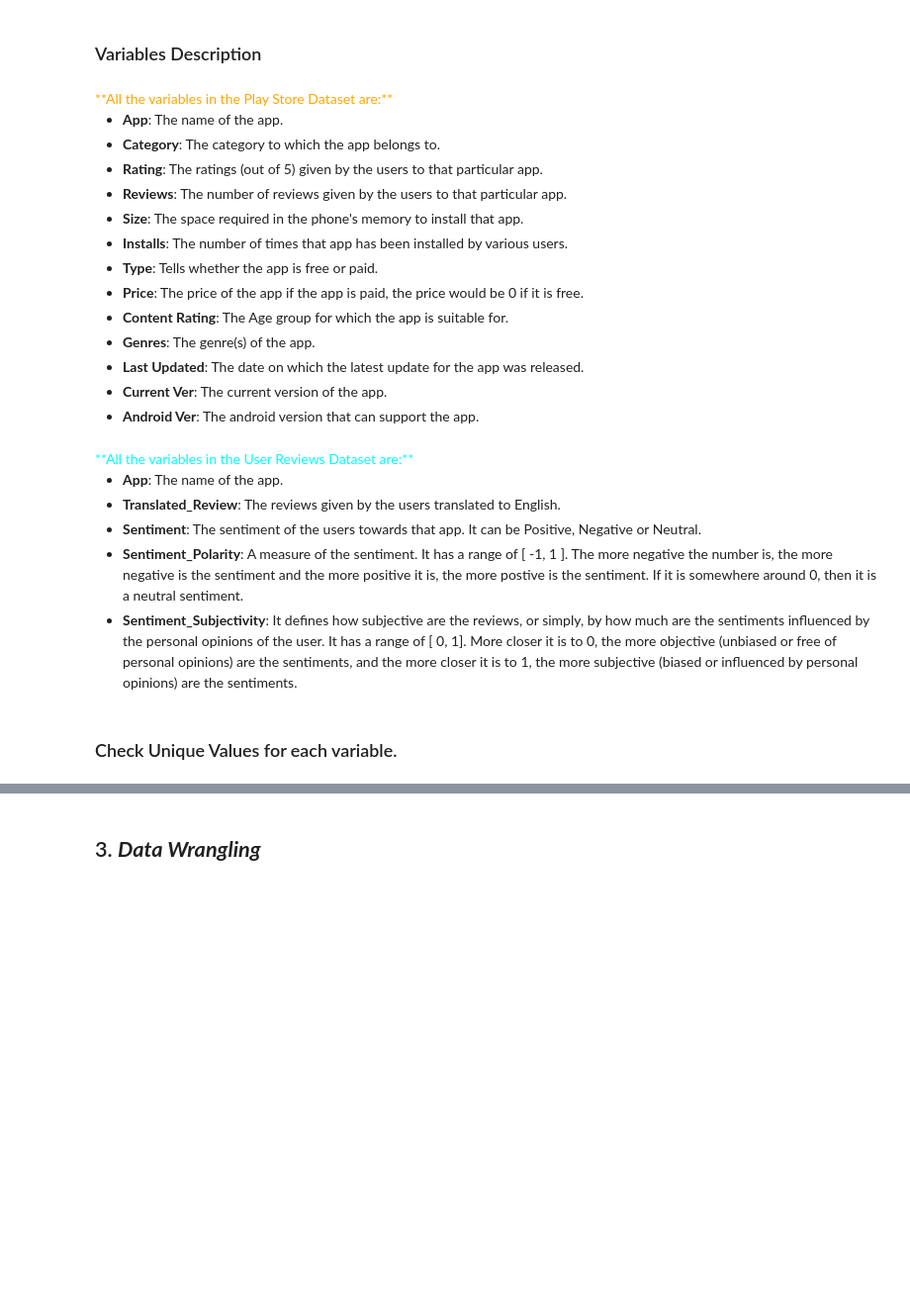
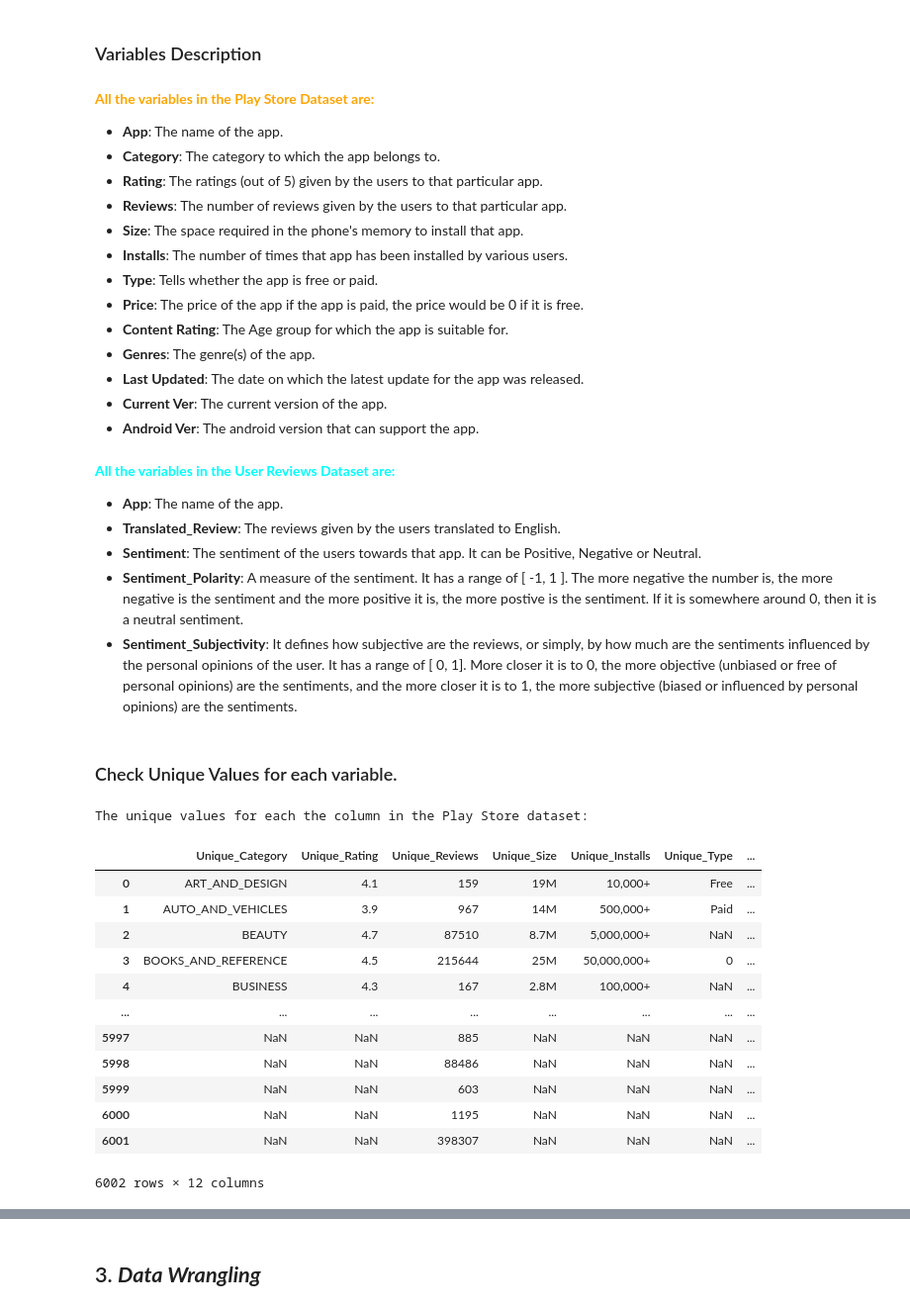
Before and after one commit to dipankarsahu1000/Play-Store-App-Review-Analysis, a Jupyter notebook: Play_Store_App_Review_Analysis.ipynb, the cells around one changed output, grey strips where cells are left out. Shown: that part at 99% size. Saved outputs shown, nothing was run; the diff lists cells and outputs as text; code cells hidden in the pictures; blank space fills up the shorter version.

```diff
--- a/Play_Store_App_Review_Analysis.ipynb
+++ b/Play_Store_App_Review_Analysis.ipynb
@@ -337,9 +361,9 @@ The User Reviews Dataset is described as:
 # %% [markdown]
 ### Variables Description
 # %% [markdown]
-<font color = 'orange'>
-**All the variables in the Play Store Dataset are:**
-</font>
+<b><font color = 'orange'>
+All the variables in the Play Store Dataset are:
+</font></b>
 
 * **App**: The name of the app.
 * **Category**: The category to which the app belongs to.
@@ -355,9 +379,9 @@ The User Reviews Dataset is described as:
 * **Current Ver**: The current version of the app.
 * **Android Ver**: The android version that can support the app.
 # %% [markdown]
-<font color = 'cyan'>
-**All the variables in the User Reviews Dataset are:**
-</font>
+<b><font color = 'cyan'>
+All the variables in the User Reviews Dataset are:
+</font></b>
 
 * **App**: The name of the app.
 * **Translated_Review**: The reviews given by the users translated to English.
@@ -370,0 +393,36 @@ The User Reviews Dataset is described as:
+# %%
+# Check Unique Values for each variable.
+
+def unique_val(df):
+  '''
+  Returns a DataFrame with only the unique values under each column.
+
+  Note: In this DataFrame of unique values, the values along an individual row are NOT related.
+  Under each column, the unique values for that variable are just mentioned. Although the empty cells will be filled up with NaN values, but that can be taken care of later.
+  The main aim is to just see the unique values under each column.
+  '''
+  df_unique = pd.DataFrame()
+  for column in df.columns:
+    if column == "App" or column == "Translated_Review":
+      continue
+    df_unique = pd.concat([df_unique, pd.Series(df[column].unique(), name = "Unique_" + column)], axis = 1)
+  return df_unique
+# %%
+print(BOLD + YELLOW + "The unique values for each the column in the Play Store dataset:" + RESET)
+ps_df_unique = unique_val(ps_df)
+ps_df_unique
+# %% [output]
+The unique values for each the column in the Play Store dataset:
+|  | Unique_Category | Unique_Rating | Unique_Reviews | Unique_Size | Unique_Installs | Unique_Type | ... |
+| 0 | ART_AND_DESIGN | 4.1 | 159 | 19M | 10,000+ | Free | ... |
+| 1 | AUTO_AND_VEHICLES | 3.9 | 967 | 14M | 500,000+ | Paid | ... |
+| 2 | BEAUTY | 4.7 | 87510 | 8.7M | 5,000,000+ | NaN | ... |
+| 3 | BOOKS_AND_REFERENCE | 4.5 | 215644 | 25M | 50,000,000+ | 0 | ... |
+| 4 | BUSINESS | 4.3 | 167 | 2.8M | 100,000+ | NaN | ... |
+| ... | ... | ... | ... | ... | ... | ... | ... |
+| 5997 | NaN | NaN | 885 | NaN | NaN | NaN | ... |
+| 5998 | NaN | NaN | 88486 | NaN | NaN | NaN | ... |
+| 5999 | NaN | NaN | 603 | NaN | NaN | NaN | ... |
+| 6000 | NaN | NaN | 1195 | NaN | NaN | NaN | ... |
+| 6001 | NaN | NaN | 398307 | NaN | NaN | NaN | ... |
+6002 rows × 12 columns
```
Also changed, not shown: parts of 13 cells of this notebook.
